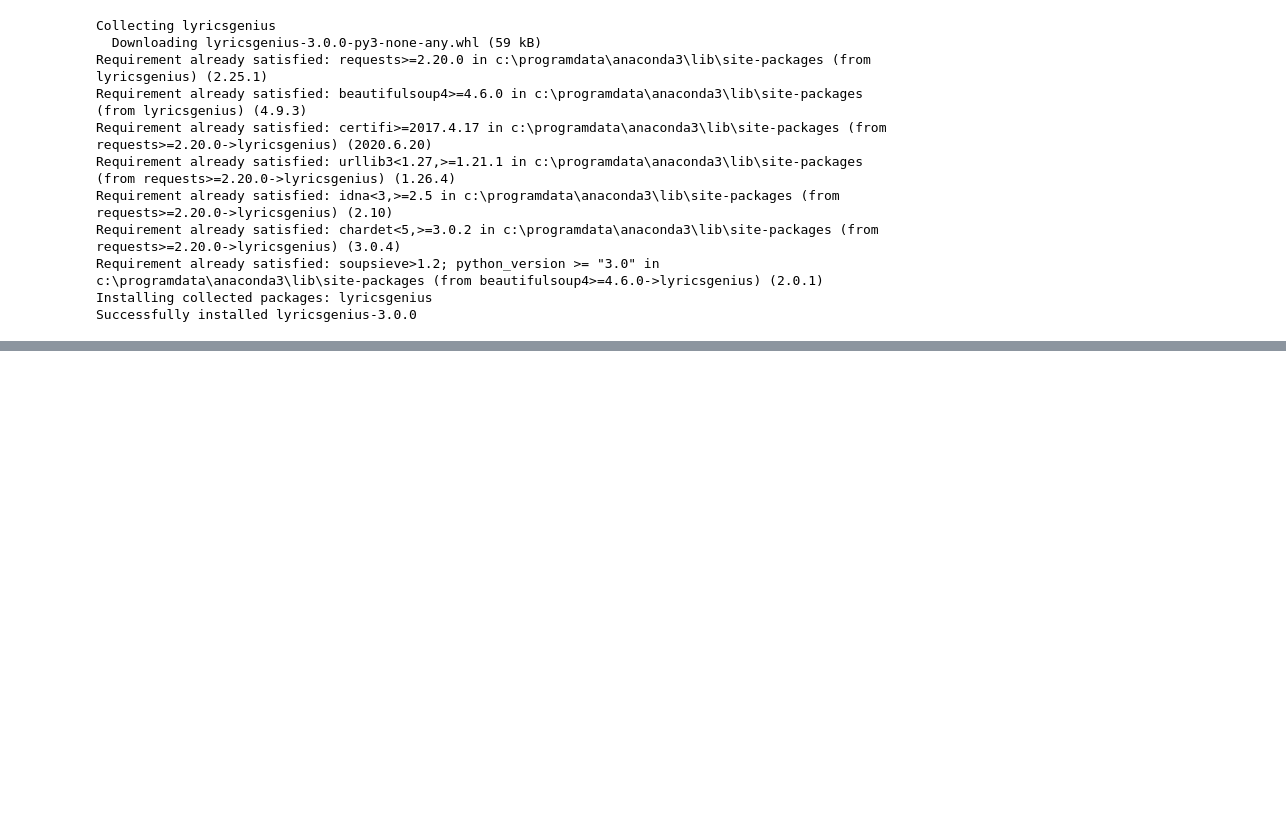
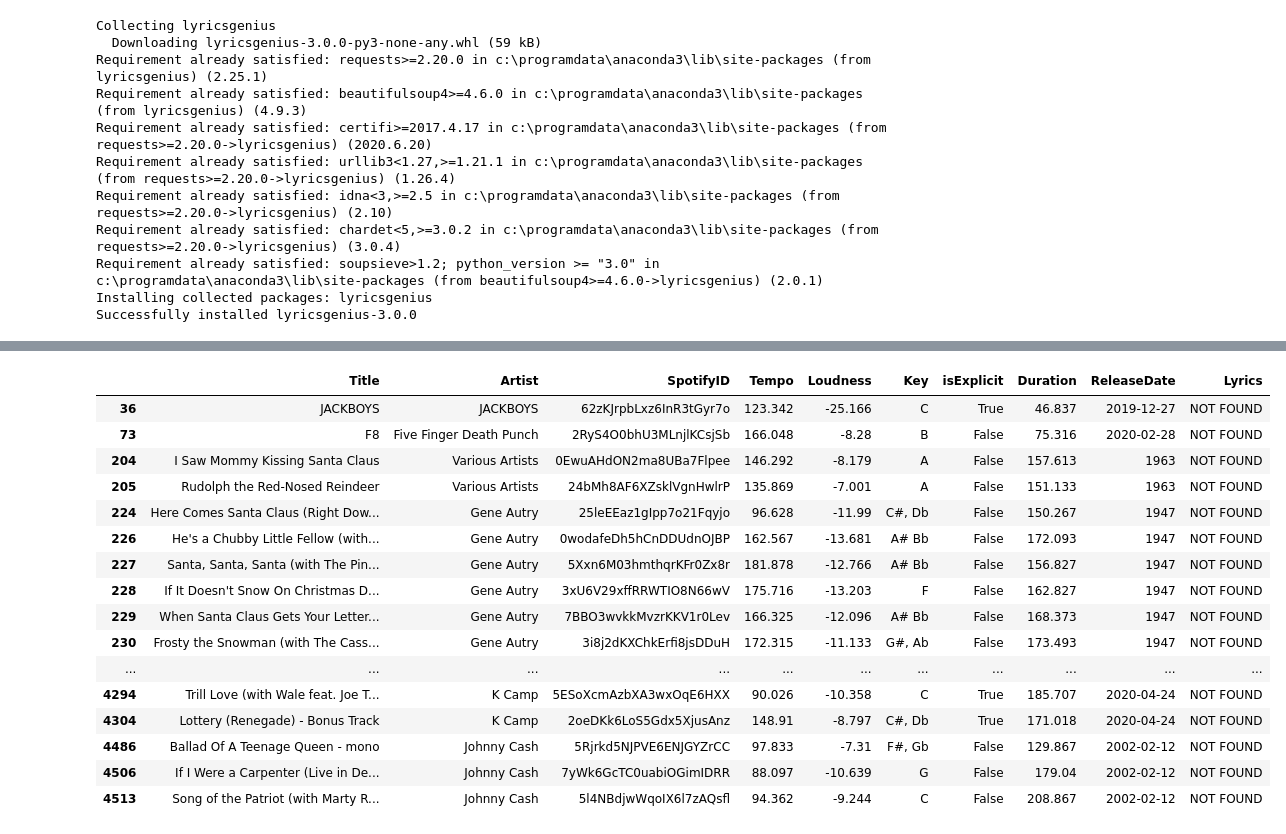
Before and after one commit to cnn22/SingerSongwriter, a Jupyter notebook: GetSongLyrics.ipynb, the cells around one changed output, grey strips where cells are left out. Drawn from its saved outputs; the diff is of its cells as text; code cells hidden in the pictures; blank space fills up the shorter version.

Commit message:
Explored song lyrics data frame

```diff
--- a/GetSongLyrics.ipynb
+++ b/GetSongLyrics.ipynb
@@ -86,3 +86,27 @@ songs.tail()
 | 4514 | Highwayman | Johnny Cash | 0KLGjcaznMqpUwxAws0KwL | 101.348 | -10.407 | B | False | 183.16 | 2002-02-12 | I was a highway man along the coa... |
 | 4515 | The Night Hank Williams Came to Town | Johnny Cash | 7uISCmQ6G76LVrZdYbpYn2 | 91.401 | -10.346 | D | False | 203.507 | 2002-02-12 | Harry Truman was our president\nA... |
 | 4516 | The Wanderer | Johnny Cash | 3yPXx7FPJvBoL1rdsatgIU | 117.385 | -13.355 | B | False | 283.627 | 2002-02-12 | I went out walking through the st... |
+# %%
+temp = pd.read_pickle('songsWithLyrics.pkl')
+# %%
+pd.set_option('display.max_rows',500)
+# %%
+temp.loc[temp.Lyrics == 'NOT FOUND']
+# %% [output]
+|  | Title | Artist | SpotifyID | Tempo | Loudness | Key | isExplicit | Duration | ReleaseDate | Lyrics |
+| 36 | JACKBOYS | JACKBOYS | 62zKJrpbLxz6InR3tGyr7o | 123.342 | -25.166 | C | True | 46.837 | 2019-12-27 | NOT FOUND |
+| 73 | F8 | Five Finger Death Punch | 2RyS4O0bhU3MLnjlKCsjSb | 166.048 | -8.28 | B | False | 75.316 | 2020-02-28 | NOT FOUND |
+| 204 | I Saw Mommy Kissing Santa Claus | Various Artists | 0EwuAHdON2ma8UBa7Flpee | 146.292 | -8.179 | A | False | 157.613 | 1963 | NOT FOUND |
+| 205 | Rudolph the Red-Nosed Reindeer | Various Artists | 24bMh8AF6XZsklVgnHwlrP | 135.869 | -7.001 | A | False | 151.133 | 1963 | NOT FOUND |
+| 224 | Here Comes Santa Claus (Right Dow... | Gene Autry | 25leEEaz1gIpp7o21Fqyjo | 96.628 | -11.99 | C#, Db | False | 150.267 | 1947 | NOT FOUND |
+| 226 | He's a Chubby Little Fellow (with... | Gene Autry | 0wodafeDh5hCnDDUdnOJBP | 162.567 | -13.681 | A# Bb | False | 172.093 | 1947 | NOT FOUND |
+| 227 | Santa, Santa, Santa (with The Pin... | Gene Autry | 5Xxn6M03hmthqrKFr0Zx8r | 181.878 | -12.766 | A# Bb | False | 156.827 | 1947 | NOT FOUND |
+| 228 | If It Doesn't Snow On Christmas D... | Gene Autry | 3xU6V29xffRRWTIO8N66wV | 175.716 | -13.203 | F | False | 162.827 | 1947 | NOT FOUND |
+| 229 | When Santa Claus Gets Your Letter... | Gene Autry | 7BBO3wvkkMvzrKKV1r0Lev | 166.325 | -12.096 | A# Bb | False | 168.373 | 1947 | NOT FOUND |
+| 230 | Frosty the Snowman (with The Cass... | Gene Autry | 3i8j2dKXChkErfi8jsDDuH | 172.315 | -11.133 | G#, Ab | False | 173.493 | 1947 | NOT FOUND |
+| ... | ... | ... | ... | ... | ... | ... | ... | ... | ... | ... |
+| 4294 | Trill Love (with Wale feat. Joe T... | K Camp | 5ESoXcmAzbXA3wxOqE6HXX | 90.026 | -10.358 | C | True | 185.707 | 2020-04-24 | NOT FOUND |
+| 4304 | Lottery (Renegade) - Bonus Track | K Camp | 2oeDKk6LoS5Gdx5XjusAnz | 148.91 | -8.797 | C#, Db | True | 171.018 | 2020-04-24 | NOT FOUND |
+| 4486 | Ballad Of A Teenage Queen - mono | Johnny Cash | 5Rjrkd5NJPVE6ENJGYZrCC | 97.833 | -7.31 | F#, Gb | False | 129.867 | 2002-02-12 | NOT FOUND |
+| 4506 | If I Were a Carpenter (Live in De... | Johnny Cash | 7yWk6GcTC0uabiOGimIDRR | 88.097 | -10.639 | G | False | 179.04 | 2002-02-12 | NOT FOUND |
+| 4513 | Song of the Patriot (with Marty R... | Johnny Cash | 5l4NBdjwWqoIX6l7zAQsfl | 94.362 | -9.244 | C | False | 208.867 | 2002-02-12 | NOT FOUND |
```
Also changed, not shown: 1 other file.
